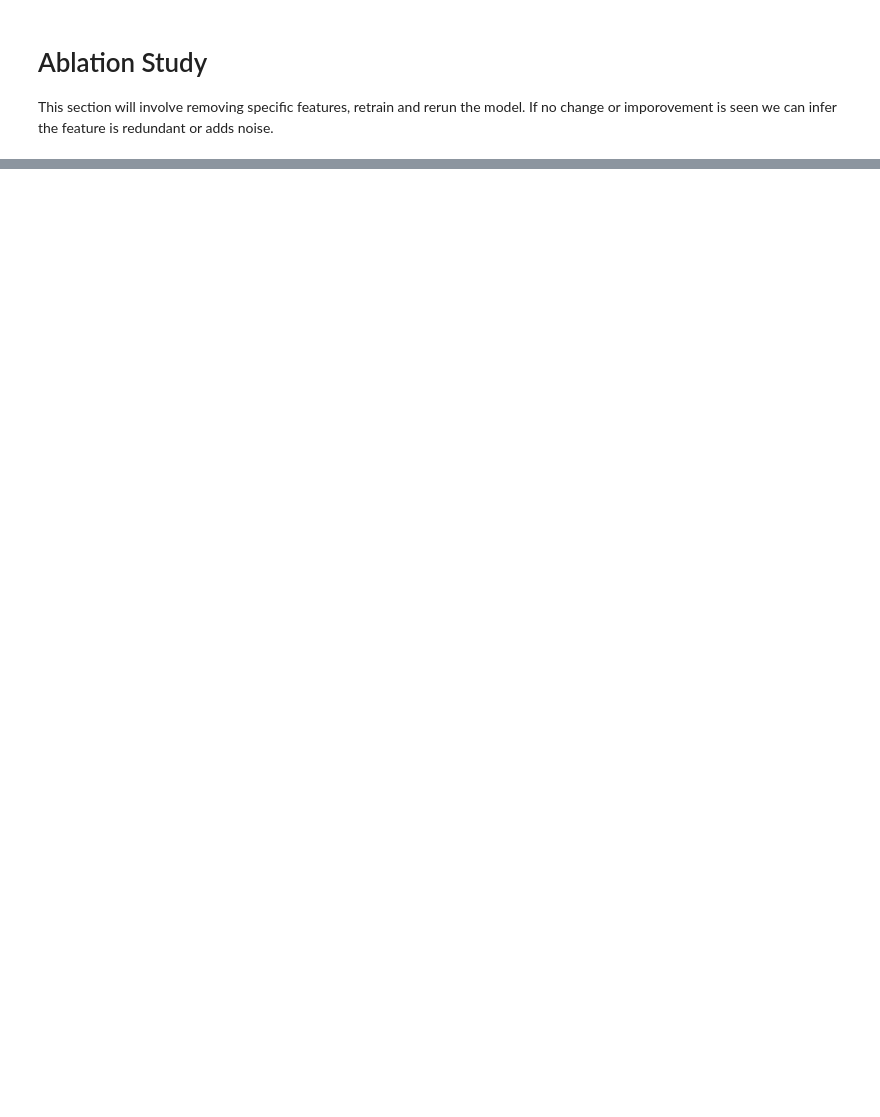
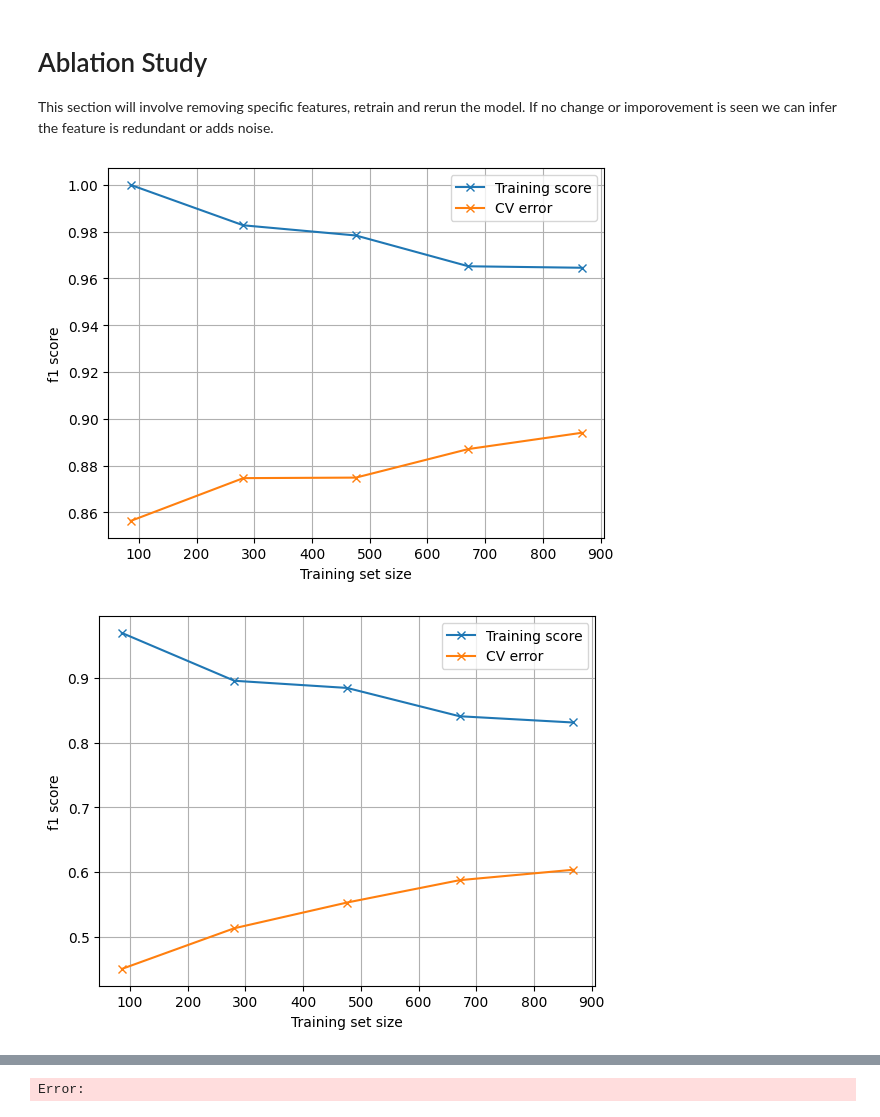
Before and after one commit to HmdMrdi/3YP, a Jupyter notebook: notebooks/model_notebook.ipynb, the cells around one changed output, grey strips where cells are left out. Cells and saved outputs as stored; diff of their text form; code cells hidden in the pictures; blank space fills up the shorter version.

```diff
--- a/notebooks/model_notebook.ipynb
+++ b/notebooks/model_notebook.ipynb
@@ -154 +156,29 @@ STK1|RF, SVC, KNN, Meta=LogisticRegression|See Code (viability.py)|Balanced Weig
 This section will involve removing specific features, retrain and rerun the model. If no change or imporovement is seen we can infer the feature is redundant or adds noise.
+# %%
+'''
+Learning curve
+checking if worth collecting more data for GPT generated class - or at least capture general trend
+'''
+
+def learning_analysis(model, X, y, class_name):
+    scorer = make_scorer(f1_score, average='weighted', labels=[class_name])
+
+    train_sizes, train_scores, test_scores = learning_curve(model, X, y, cv=4, scoring=scorer, shuffle=True, random_state=12, )
+    train_mean = train_scores.mean(axis=1)
+    test_mean = test_scores.mean(axis=1)
+
+    plt.figure()
+    plt.plot(train_sizes, train_mean, 'x-', label='Training score')
+    plt.plot(train_sizes, test_mean,'x-', label='CV error')
+    plt.xlabel("Training set size")
+    plt.ylabel("f1 score")
+    plt.legend()
+    plt.grid()
+    plt.show()
+
+learning_analysis(model1, X_train, y_train, 0)
+learning_analysis(model1, X_train, y_train, 1)
+learning_analysis(model1, X_train, y_train, 2)
+# %% [output]
+[figure, added]
+[figure, added]
@@ -154,0 +186 @@ This section will involve removing specific features, retrain and rerun the mode
+Error:
```
Also changed, not shown: parts of 4 cells of this notebook, 3 other files.
